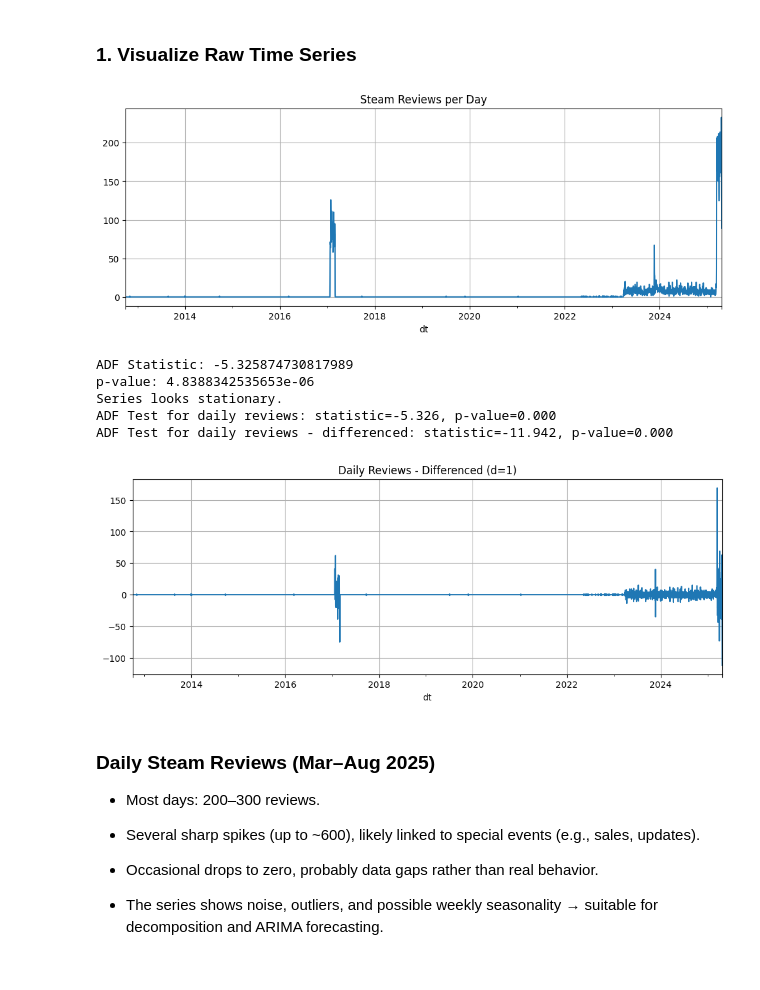
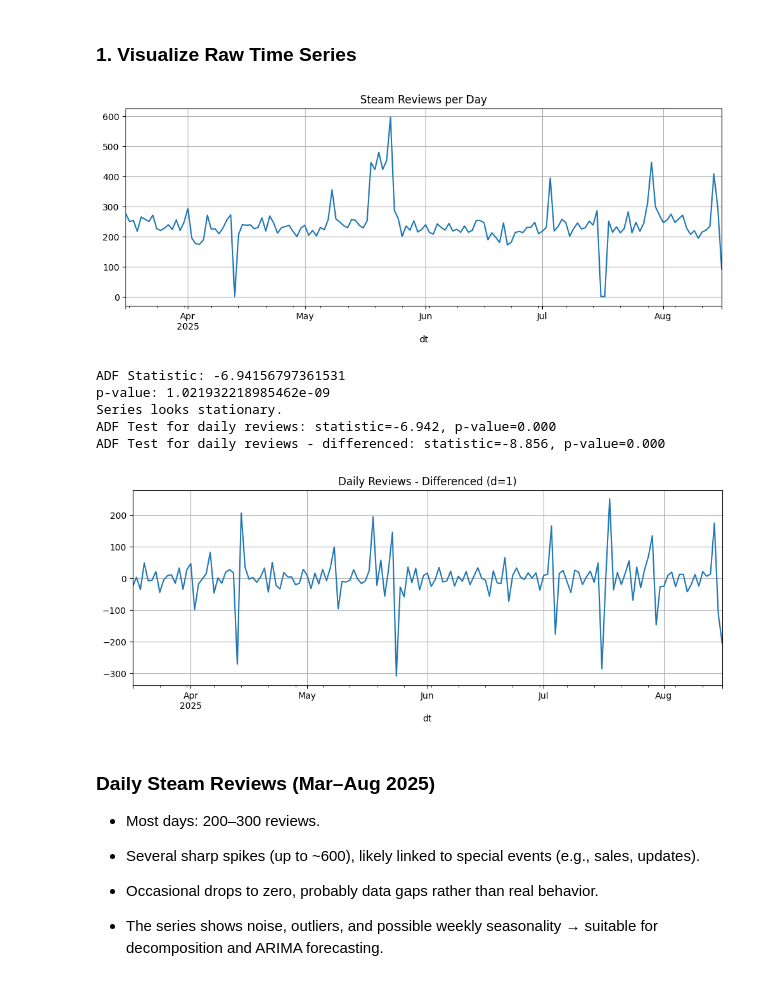
Before and after one commit to lior-benjman/DataSC-Essences, a Jupyter notebook: steam_full_pipeline.ipynb, the cells around one changed output. Cells and saved outputs as stored; diff of their text form; code cells hidden in the pictures.

```diff
--- a/steam_full_pipeline.ipynb
+++ b/steam_full_pipeline.ipynb
@@ -728,41 +728,56 @@ from statsmodels.tsa.seasonal import seasonal_decompose
 from statsmodels.tsa.stattools import adfuller
 import warnings
 warnings.filterwarnings("ignore")
+from statsmodels.tsa.seasonal import seasonal_decompose
+from statsmodels.tsa.stattools import adfuller
+from statsmodels.graphics.tsaplots import plot_acf, plot_pacf
+from statsmodels.tsa.arima.model import ARIMA
 
-daily = df.set_index("dt").resample("D")["thumbs_up"].sum()
+from sklearn.metrics import mean_absolute_error, mean_squared_error
+
+# ---- Load Steam Reviews ----
+df = pd.read_csv("data/reviews_mar_to_august.csv")
+
+# Convert unix_time → datetime
+df["dt"] = pd.to_datetime(df["unix_time"], unit="s", utc=True).dt.tz_convert(None)
+
+# Aggregate by day
+daily = df.set_index("dt").resample("D")["id"].count().rename("reviews_per_day")
+daily = daily.asfreq("D", fill_value=0)
+
 plt.figure(figsize=(12,4))
 daily.plot(title="Steam Reviews per Day")
 plt.grid(True)
 plt.show()
 result = adfuller(daily.dropna())
 print("ADF Statistic:", result[0])
 print("p-value:", result[1])
 
 if result[1] > 0.05:
     print("Series is likely non-stationary, differencing required.")
 else:
     print("Series looks stationary.")
 def adf_test(series, name=""):
     result = adfuller(series)
     print(f"ADF Test for {name}: statistic={result[0]:.3f}, p-value={result[1]:.3f}")
 
 adf_test(daily, "daily reviews")
 
 daily_diff = daily.diff().dropna()
 adf_test(daily_diff, "daily reviews - differenced")
 
 plt.figure(figsize=(12,4))
 daily_diff.plot(title="Daily Reviews - Differenced (d=1)")
 plt.grid(True)
 plt.show()
 # %% [output]
-[figure, old version]
+[figure, new version]
-ADF Statistic: -5.325874730817989
-p-value: 4.8388342535653e-06
+ADF Statistic: -6.94156797361531
+p-value: 1.021932218985462e-09
 Series looks stationary.
-ADF Test for daily reviews: statistic=-5.326, p-value=0.000
-ADF Test for daily reviews - differenced: statistic=-11.942, p-value=0.000
+ADF Test for daily reviews: statistic=-6.942, p-value=0.000
+ADF Test for daily reviews - differenced: statistic=-8.856, p-value=0.000
-[figure, old version]
+[figure, new version]
 # %% [markdown]
 ### Daily Steam Reviews (Mar–Aug 2025)
 
```
Also changed, not shown: parts of 2 cells of this notebook.
